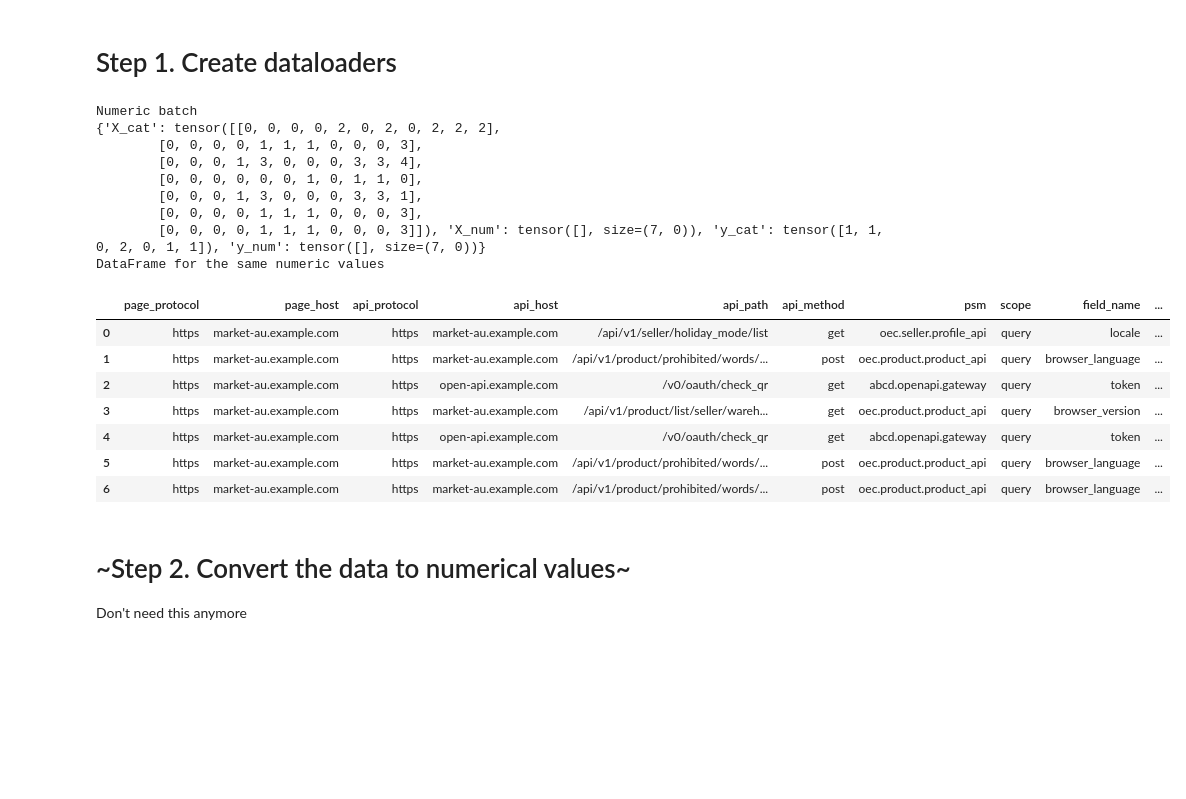
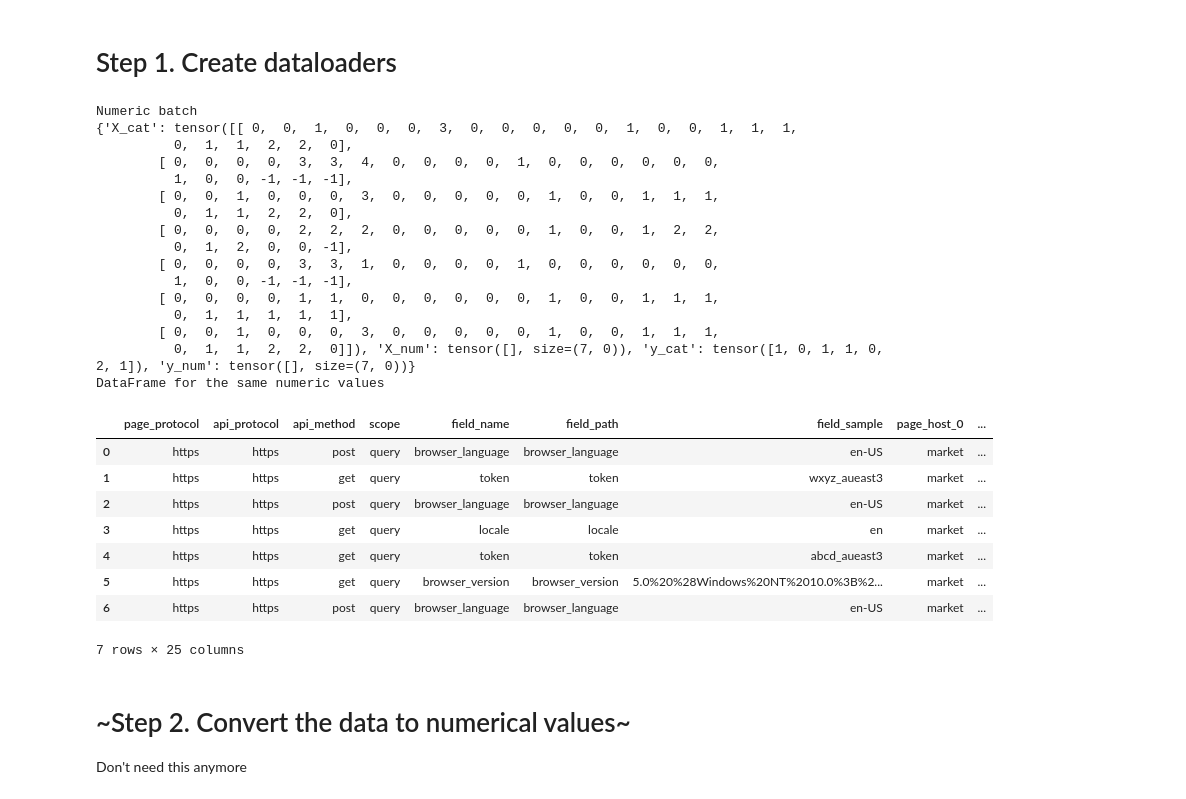
Before and after one commit to z-a-f/tabformer, a Jupyter notebook: TabTransformer Demo.ipynb, the cells around one changed output. Saved outputs shown, nothing was run; the diff lists cells and outputs as text; code cells hidden in the pictures; blank space fills up the shorter version.

Commit message:
Hack for the textual categories

```diff
--- a/TabTransformer Demo.ipynb
+++ b/TabTransformer Demo.ipynb
@@ -142,14 +173,21 @@ def make_metadata(df, target_columns):
 # Step 0. Load the CSV file + Statistical information
 # %%
 target_column = 'data_type_name'
+
+split_tokens = {
+    'page_host': ['-', '.', '/'],
+    'api_host':  ['-', '.', '/'],
+    'psm':       ['-', '.', '/'],
+    'api_path':  ['-', '.', '/'],
+}
 
 if os.path.isfile(meta_path):
     with open(meta_path, 'r') as f:
         metadata = json.load(f)
 else:
     data = pd.read_csv(csv_path)
-    metadata = make_metadata(data, target_columns=[target_column])
+    data, metadata = make_metadata(data, target_columns=[target_column], split_tokens=split_tokens)
     with open(meta_path, 'w') as f:
         json.dump(metadata, f)
 
-pprint(metadata)
+# pprint(metadata)
@@ -206,11 +239,12 @@ class TabularCSVDataset(torch.utils.data.Dataset):
         >>> dataset = TabularCSVDataset(csv_path, meta_path)
         >>> batch = dataset[:10]
     '''
-    def __init__(self, csv_path, meta_path, transform=None):
+    def __init__(self, csv_path, meta_path, transform=None, split_tokens=None):
         super().__init__()
         self.csv_path = csv_path
         self.meta_path = meta_path
         self.transform = transform
+        self.split_tokens = split_tokens
 
         if not os.path.isfile(meta_path):
             raise ValueError(f'Cannot find the metadata')
@@ -225,6 +259,8 @@ class TabularCSVDataset(torch.utils.data.Dataset):
 
         # Preload the data
         self.data = pd.read_csv(self.csv_path)
+        self.data = split_text_to_categories(self.data, self.split_tokens)
+
         categorical = list(self.metadata['columns']['features']['categorical'].keys())
         self.data[categorical] = self.data[categorical].astype('category')
         categorical = list(self.metadata['columns']['targets']['categorical'].keys())
@@ -290,49 +326,57 @@ class TabularCSVDataset(torch.utils.data.Dataset):
             result[categorical] = pd.DataFrame(X_cat, columns=categorical).apply(lambda column: self.data[column.name].cat.categories[column])
         if X_num is not None:
             if isinstance(X_num, torch.Tensor):
                 X_num = np.array(X_num.cpu())
             numerical = list(self.metadata['columns']['features']['numerical'])
             result[numerical] = pd.DataFrame(X_num, columns=numerical)
         if y_cat is not None:
             if isinstance(y_cat, torch.Tensor):
                 y_cat = np.array(y_cat.cpu())
             categorical = list(self.metadata['columns']['targets']['categorical'].keys())
             result[categorical] = pd.DataFrame(y_cat, columns=categorical).apply(lambda column: self.data[column.name].cat.categories[column])
         if y_num is not None:
             if isinstance(y_num, torch.Tensor):
                 y_num = np.array(y_num.cpu())
             numerical = list(self.metadata['columns']['targets']['numerical'])
             result[numerical] = pd.DataFrame(y_num, columns=numerical)
         return result
 
-training_set = TabularCSVDataset(csv_path, meta_path)
+training_set = TabularCSVDataset(csv_path, meta_path, split_tokens=split_tokens)
 training_loader = torch.utils.data.DataLoader(training_set, batch_size=512, shuffle=True)
 
 batch = next(iter(training_loader))
 batch_df = training_set.from_numeric(**batch)
 
 print(f'Numeric batch')
 print(batch)
 print(f'DataFrame for the same numeric values')
 batch_df
 # %% [output]
 Numeric batch
-{'X_cat': tensor([[0, 0, 0, 0, 2, 0, 2, 0, 2, 2, 2],
-        [0, 0, 0, 0, 1, 1, 1, 0, 0, 0, 3],
-        [0, 0, 0, 1, 3, 0, 0, 0, 3, 3, 4],
-        [0, 0, 0, 0, 0, 0, 1, 0, 1, 1, 0],
-        [0, 0, 0, 1, 3, 0, 0, 0, 3, 3, 1],
-        [0, 0, 0, 0, 1, 1, 1, 0, 0, 0, 3],
-        [0, 0, 0, 0, 1, 1, 1, 0, 0, 0, 3]]), 'X_num': tensor([], size=(7, 0)), 'y_cat': tensor([1, 1, 0, 2, 0, 1, 1]), 'y_num': tensor([], size=(7, 0))}
+{'X_cat': tensor([[ 0,  0,  1,  0,  0,  0,  3,  0,  0,  0,  0,  0,  1,  0,  0,  1,  1,  1,
+          0,  1,  1,  2,  2,  0],
+        [ 0,  0,  0,  0,  3,  3,  4,  0,  0,  0,  0,  1,  0,  0,  0,  0,  0,  0,
+          1,  0,  0, -1, -1, -1],
+        [ 0,  0,  1,  0,  0,  0,  3,  0,  0,  0,  0,  0,  1,  0,  0,  1,  1,  1,
+          0,  1,  1,  2,  2,  0],
+        [ 0,  0,  0,  0,  2,  2,  2,  0,  0,  0,  0,  0,  1,  0,  0,  1,  2,  2,
+          0,  1,  2,  0,  0, -1],
+        [ 0,  0,  0,  0,  3,  3,  1,  0,  0,  0,  0,  1,  0,  0,  0,  0,  0,  0,
+          1,  0,  0, -1, -1, -1],
+        [ 0,  0,  0,  0,  1,  1,  0,  0,  0,  0,  0,  0,  1,  0,  0,  1,  1,  1,
+          0,  1,  1,  1,  1,  1],
+        [ 0,  0,  1,  0,  0,  0,  3,  0,  0,  0,  0,  0,  1,  0,  0,  1,  1,  1,
+          0,  1,  1,  2,  2,  0]]), 'X_num': tensor([], size=(7, 0)), 'y_cat': tensor([1, 0, 1, 1, 0, 2, 1]), 'y_num': tensor([], size=(7, 0))}
 DataFrame for the same numeric values
-|  | page_protocol | page_host | api_protocol | api_host | api_path | api_method | psm | scope | field_name | ... |
-| 0 | https | market-au.example.com | https | market-au.example.com | /api/v1/seller/holiday_mode/list | get | oec.seller.profile_api | query | locale | ... |
-| 1 | https | market-au.example.com | https | market-au.example.com | /api/v1/product/prohibited/words/... | post | oec.product.product_api | query | browser_language | ... |
-| 2 | https | market-au.example.com | https | open-api.example.com | /v0/oauth/check_qr | get | abcd.openapi.gateway | query | token | ... |
-| 3 | https | market-au.example.com | https | market-au.example.com | /api/v1/product/list/seller/wareh... | get | oec.product.product_api | query | browser_version | ... |
-| 4 | https | market-au.example.com | https | open-api.example.com | /v0/oauth/check_qr | get | abcd.openapi.gateway | query | token | ... |
-| 5 | https | market-au.example.com | https | market-au.example.com | /api/v1/product/prohibited/words/... | post | oec.product.product_api | query | browser_language | ... |
-| 6 | https | market-au.example.com | https | market-au.example.com | /api/v1/product/prohibited/words/... | post | oec.product.product_api | query | browser_language | ... |
+|  | page_protocol | api_protocol | api_method | scope | field_name | field_path | field_sample | page_host_0 | ... |
+| 0 | https | https | post | query | browser_language | browser_language | en-US | market | ... |
+| 1 | https | https | get | query | token | token | wxyz_aueast3 | market | ... |
+| 2 | https | https | post | query | browser_language | browser_language | en-US | market | ... |
+| 3 | https | https | get | query | locale | locale | en | market | ... |
+| 4 | https | https | get | query | token | token | abcd_aueast3 | market | ... |
+| 5 | https | https | get | query | browser_version | browser_version | 5.0%20%28Windows%20NT%2010.0%3B%2... | market | ... |
+| 6 | https | https | post | query | browser_language | browser_language | en-US | market | ... |
+7 rows × 25 columns
 # %% [markdown]
 # ~Step 2. Convert the data to numerical values~
 
```
Also changed, not shown: parts of 9 cells of this notebook, 1 other file.
